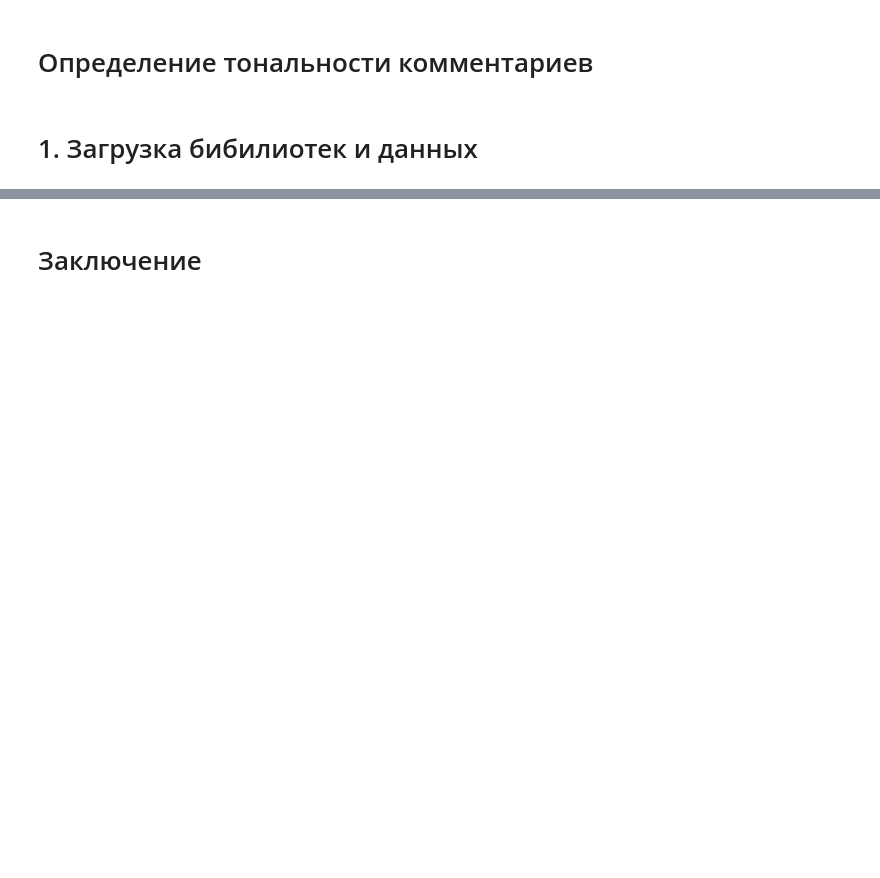
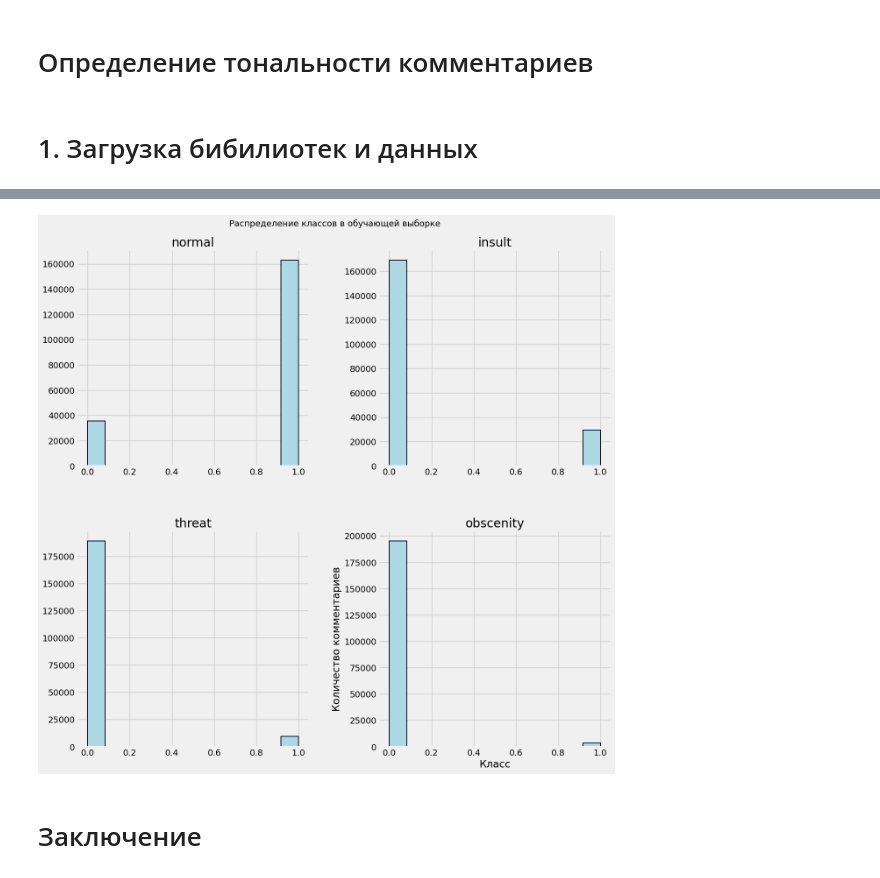
Before and after one commit to KishlakEnjoyer/MachineLearning_and_BigData, a Jupyter notebook: 4kurs/tone-comments/classification-tone-comments.ipynb, the cells around one changed output, grey strips where cells are left out. Cells and saved outputs as stored; diff of their text form; code cells hidden in the pictures; blank space fills up the shorter version.

```diff
--- a/4kurs/tone-comments/classification-tone-comments.ipynb
+++ b/4kurs/tone-comments/classification-tone-comments.ipynb
@@ -41,2 +368,12 @@ ModuleNotFoundError: No module named 'tensorflow.keras.wrappers.scikit_learn'
+# %%
+fig = plt.figure(figsize = (14,14))
+ax = fig.gca()
+df_train.hist(ax = ax,edgecolor = 'black',facecolor = 'lightblue',bins = 12,linewidth = 1.3)
+plt.suptitle('Распределение классов в обучающей выборке',y = 0.93,size = 14)
+plt.xlabel("Класс")
+plt.ylabel("Количество комментариев")
+plt.show()
+# %% [output]
+[figure, added]
 # %% [markdown]
 # Заключение
```
Also changed, not shown: parts of 50 cells of this notebook, 1 other file.
